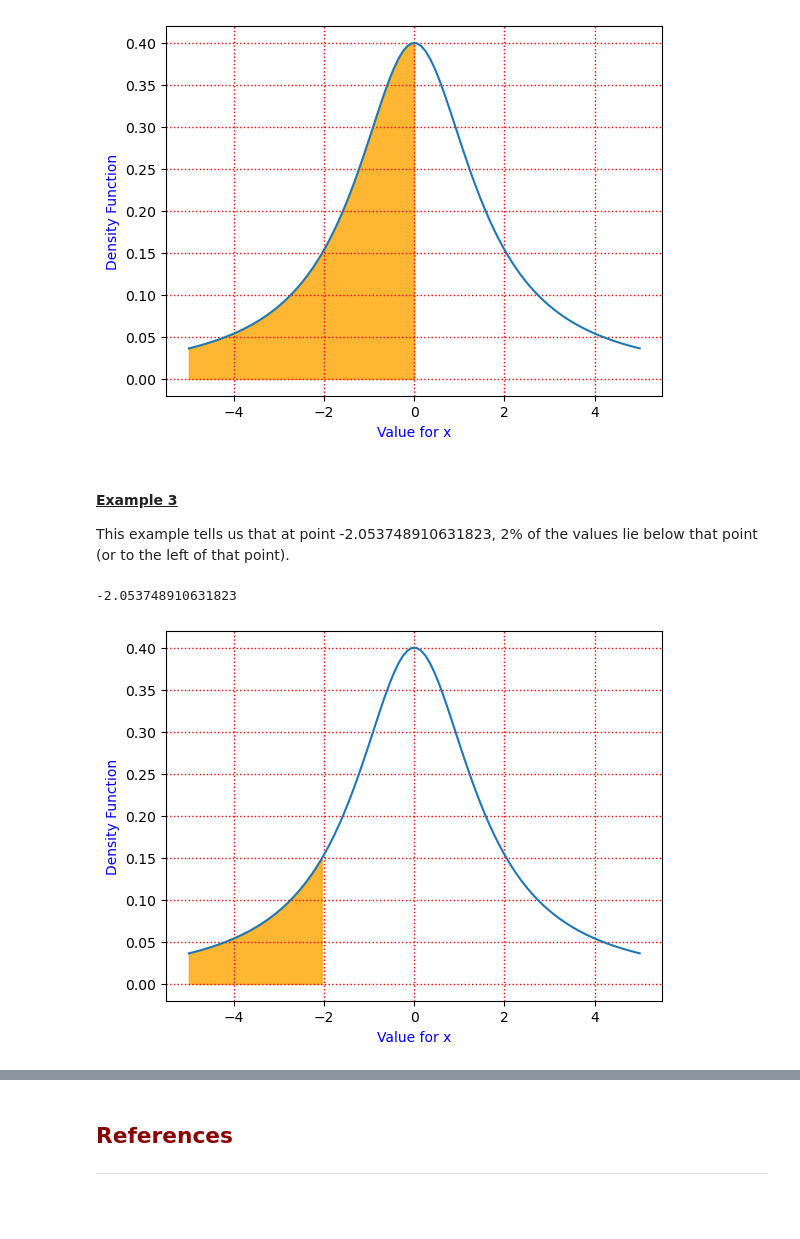
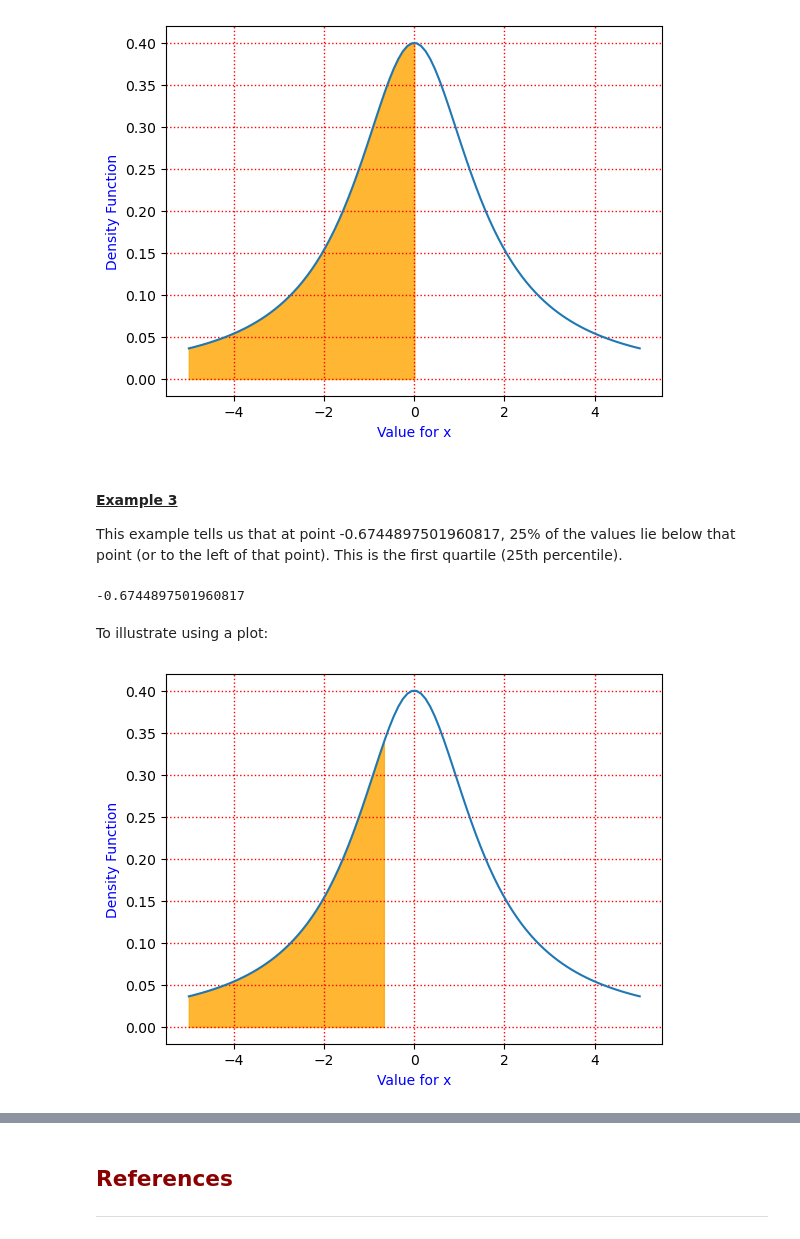
Before and after one commit to OCorry/funddaata2022-assessment, a Jupyter notebook: Practicals/Normal-Distribution-Notebook.ipynb, the cells around one changed output, grey strips where cells are left out. Drawn from its saved outputs; the diff is of its cells as text; code cells hidden in the pictures; blank space fills up the shorter version.

```diff
--- a/Practicals/Normal-Distribution-Notebook.ipynb
+++ b/Practicals/Normal-Distribution-Notebook.ipynb
@@ -410,26 +431,27 @@ plt.show()
 [figure]
 # %% [markdown]
 #### <ins>Example 3</ins>
-This example tells us that at point -2.053748910631823, 2% of the values lie below that point (or to the left of that point).
+This example tells us that at point -0.6744897501960817, 25% of the values lie below that point (or to the left of that point). This is the first quartile (25th percentile).
 # %%
-ss.norm().ppf(.02)
+ss.norm().ppf(.25)
 # %% [output]
--2.053748910631823
+-0.6744897501960817
+# %% [markdown]
+To illustrate using a plot:
 # %%
 # Plotting
-# https://www.youtube.com/watch?v=rTKNLQ5khfY
 x = np.linspace(-5,5,100)
-x_int=np.linspace(-5,-2.053748910631823)
+x_int=np.linspace(-5,-0.6744897501960817)
 
 y = 1/(2.5+x**2)
 y_int= 1/(2.5+x_int **2)
 plt.plot(x,y)
 plt.grid(True)
 plt.xlabel("Value for x",color ='Blue')
 plt.ylabel("Density Function", color='Blue')
 plt.fill_between(x_int, y_int, color ='orange', alpha =0.8)
 plt.show()
 # %% [output]
-[figure, old version]
+[figure, new version]
 # %% [markdown]
 ### <ins>Cumulative distribution function (CDF)</ins>
```
Also changed, not shown: parts of 41 cells of this notebook.
